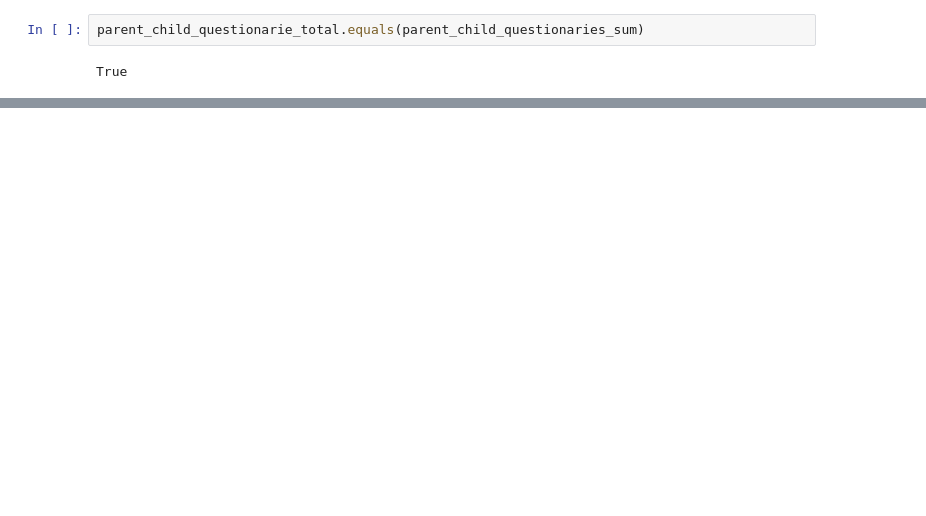
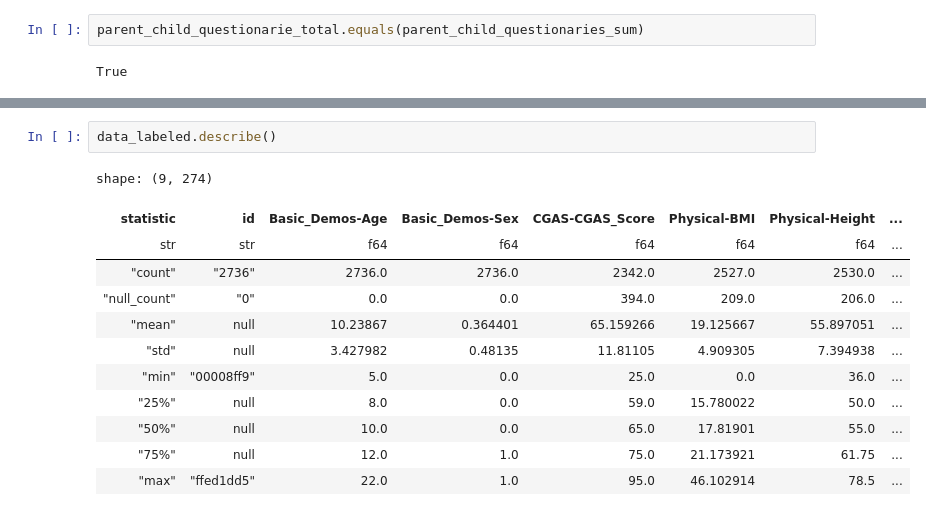
Before and after one commit to fbaltor/problematic-internet-use, a Jupyter notebook: problematic-internet-use.ipynb, the cells around one changed output, grey strips where cells are left out. Cells and saved outputs as stored; diff of their text form; blank space fills up the shorter version.

```diff
--- a/problematic-internet-use.ipynb
+++ b/problematic-internet-use.ipynb
@@ -274,0 +370,15 @@ True
+# %%
+data_labeled.describe()
+# %% [output]
+shape: (9, 274)
+| statistic | id | Basic_Demos-Age | Basic_Demos-Sex | CGAS-CGAS_Score | Physical-BMI | Physical-Height | ... |
+| str | str | f64 | f64 | f64 | f64 | f64 | ... |
+| "count" | "2736" | 2736.0 | 2736.0 | 2342.0 | 2527.0 | 2530.0 | ... |
+| "null_count" | "0" | 0.0 | 0.0 | 394.0 | 209.0 | 206.0 | ... |
+| "mean" | null | 10.23867 | 0.364401 | 65.159266 | 19.125667 | 55.897051 | ... |
+| "std" | null | 3.427982 | 0.48135 | 11.81105 | 4.909305 | 7.394938 | ... |
+| "min" | "00008ff9" | 5.0 | 0.0 | 25.0 | 0.0 | 36.0 | ... |
+| "25%" | null | 8.0 | 0.0 | 59.0 | 15.780022 | 50.0 | ... |
+| "50%" | null | 10.0 | 0.0 | 65.0 | 17.81901 | 55.0 | ... |
+| "75%" | null | 12.0 | 1.0 | 75.0 | 21.173921 | 61.75 | ... |
+| "max" | "ffed1dd5" | 22.0 | 1.0 | 95.0 | 46.102914 | 78.5 | ... |
```
Also changed, not shown: parts of 27 cells of this notebook.
